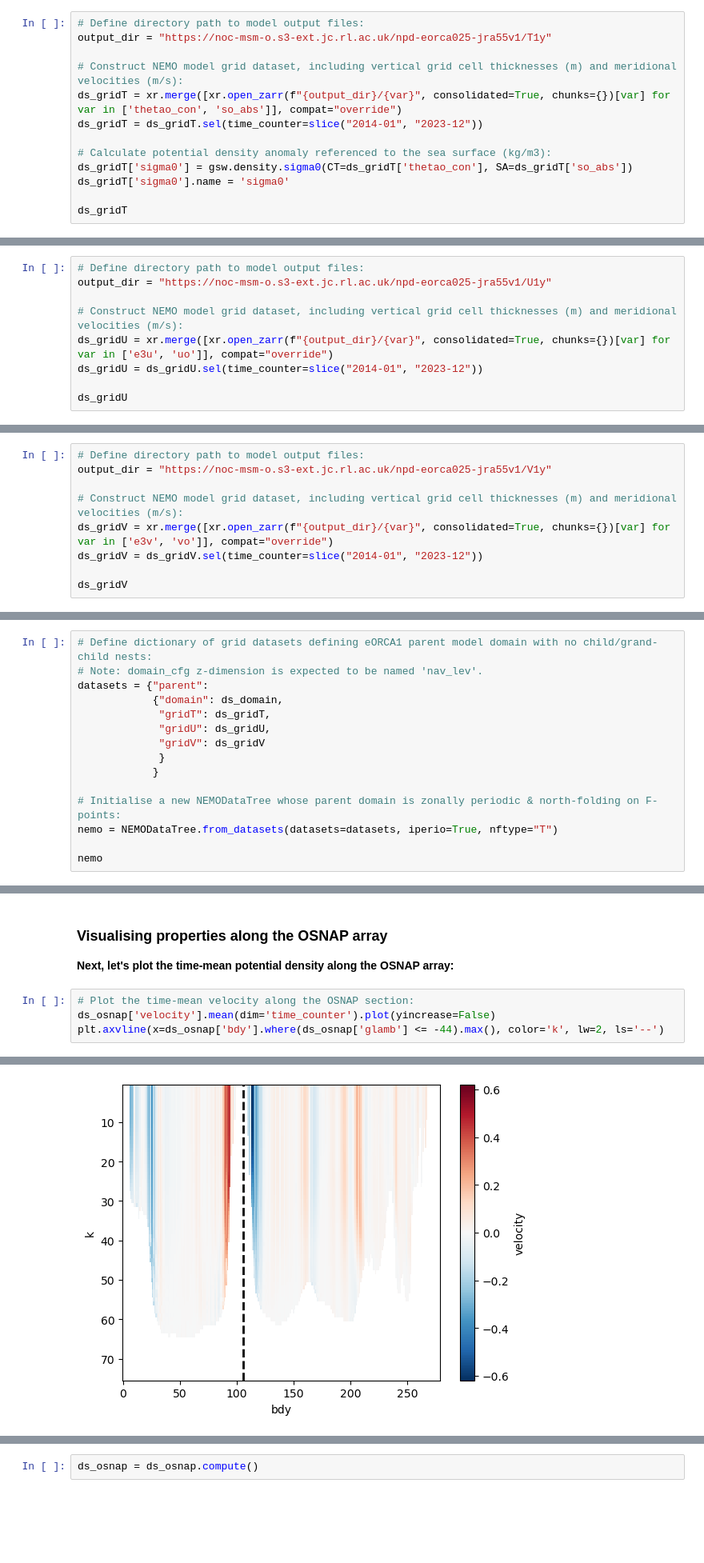
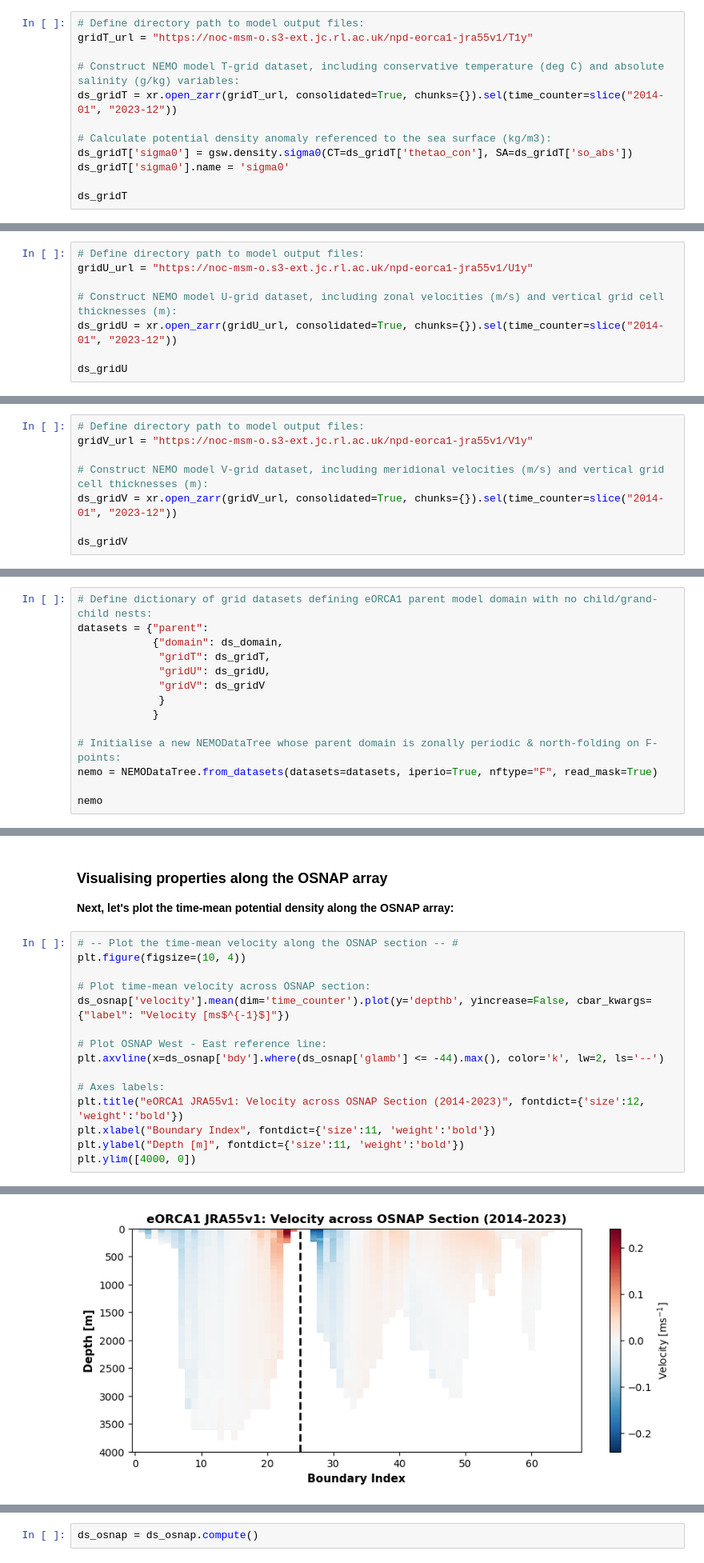
Before and after one commit to NOC-MSM/nemo_cookbook, a Jupyter notebook: recipes/recipe_extract_osnap.ipynb, the cells around one changed output, grey strips where cells are left out. Shown at 80% size. Cells and saved outputs as stored; diff of their text form; blank space fills up the shorter version.

Commit message:
Update existing NEMO Cookbook recipes to use latest NPD JRA55v1 Zarr stores & NEMODataArrays.

```diff
--- a/recipes/recipe_extract_osnap.ipynb
+++ b/recipes/recipe_extract_osnap.ipynb
@@ -90,10 +88,9 @@ Data variables: (12/43)
 # %%
 # Define directory path to model output files:
-output_dir = "https://noc-msm-o.s3-ext.jc.rl.ac.uk/npd-eorca025-jra55v1/T1y"
+gridT_url = "https://noc-msm-o.s3-ext.jc.rl.ac.uk/npd-eorca1-jra55v1/T1y"
 
-# Construct NEMO model grid dataset, including vertical grid cell thicknesses (m) and meridional velocities (m/s):
-ds_gridT = xr.merge([xr.open_zarr(f"{output_dir}/{var}", consolidated=True, chunks={})[var] for var in ['thetao_con', 'so_abs']], compat="override")
-ds_gridT = ds_gridT.sel(time_counter=slice("2014-01", "2023-12"))
+# Construct NEMO model T-grid dataset, including conservative temperature (deg C) and absolute salinity (g/kg) variables:
+ds_gridT = xr.open_zarr(gridT_url, consolidated=True, chunks={}).sel(time_counter=slice("2014-01", "2023-12"))
 
 # Calculate potential density anomaly referenced to the sea surface (kg/m3):
 ds_gridT['sigma0'] = gsw.density.sigma0(CT=ds_gridT['thetao_con'], SA=ds_gridT['so_abs'])
@@ -124,11 +121,10 @@ Data variables:
 **Typically, NEMO model outputs defined on U- & V-grid points are stored together in netCDF files. In this case, you can replace `xr.merge()` with a single call to xarray's `open_dataset()` function passing the file path to your `_gridV.nc` file(s).**
 # %%
 # Define directory path to model output files:
-output_dir = "https://noc-msm-o.s3-ext.jc.rl.ac.uk/npd-eorca025-jra55v1/U1y"
+gridU_url = "https://noc-msm-o.s3-ext.jc.rl.ac.uk/npd-eorca1-jra55v1/U1y"
 
-# Construct NEMO model grid dataset, including vertical grid cell thicknesses (m) and meridional velocities (m/s):
-ds_gridU = xr.merge([xr.open_zarr(f"{output_dir}/{var}", consolidated=True, chunks={})[var] for var in ['e3u', 'uo']], compat="override")
-ds_gridU = ds_gridU.sel(time_counter=slice("2014-01", "2023-12"))
+# Construct NEMO model U-grid dataset, including zonal velocities (m/s) and vertical grid cell thicknesses (m):
+ds_gridU = xr.open_zarr(gridU_url, consolidated=True, chunks={}).sel(time_counter=slice("2014-01", "2023-12"))
 
 ds_gridU
 # %% [output]
@@ -155,10 +148,9 @@ Attributes:
 # %%
 # Define directory path to model output files:
-output_dir = "https://noc-msm-o.s3-ext.jc.rl.ac.uk/npd-eorca025-jra55v1/V1y"
+gridV_url = "https://noc-msm-o.s3-ext.jc.rl.ac.uk/npd-eorca1-jra55v1/V1y"
 
-# Construct NEMO model grid dataset, including vertical grid cell thicknesses (m) and meridional velocities (m/s):
-ds_gridV = xr.merge([xr.open_zarr(f"{output_dir}/{var}", consolidated=True, chunks={})[var] for var in ['e3v', 'vo']], compat="override")
-ds_gridV = ds_gridV.sel(time_counter=slice("2014-01", "2023-12"))
+# Construct NEMO model V-grid dataset, including meridional velocities (m/s) and vertical grid cell thicknesses (m):
+ds_gridV = xr.open_zarr(gridV_url, consolidated=True, chunks={}).sel(time_counter=slice("2014-01", "2023-12"))
 
 ds_gridV
 # %% [output]
@@ -188,7 +177,6 @@ Attributes:
 **Next, let's create a NEMODataTree to store our domain and T, U & V-grid variables for the eORCA1 model.**
 # %%
 # Define dictionary of grid datasets defining eORCA1 parent model domain with no child/grand-child nests:
-# Note: domain_cfg z-dimension is expected to be named 'nav_lev'.
 datasets = {"parent":
             {"domain": ds_domain,
              "gridT": ds_gridT,
@@ -198,7 +186,7 @@ datasets = {"parent":
             }
 
 # Initialise a new NEMODataTree whose parent domain is zonally periodic & north-folding on F-points:
-nemo = NEMODataTree.from_datasets(datasets=datasets, iperio=True, nftype="T")
+nemo = NEMODataTree.from_datasets(datasets=datasets, iperio=True, nftype="F", read_mask=True)
 
 nemo
 # %% [output]
@@ -272,7 +260,18 @@ Data variables:
 
 **Next, let's plot the time-mean potential density along the OSNAP array:**
 # %%
-# Plot the time-mean velocity along the OSNAP section:
-ds_osnap['velocity'].mean(dim='time_counter').plot(yincrease=False)
+# -- Plot the time-mean velocity along the OSNAP section -- #
+plt.figure(figsize=(10, 4))
+
+# Plot time-mean velocity across OSNAP section:
+ds_osnap['velocity'].mean(dim='time_counter').plot(y='depthb', yincrease=False, cbar_kwargs={"label": "Velocity [ms$^{-1}$]"})
+
+# Plot OSNAP West - East reference line:
 plt.axvline(x=ds_osnap['bdy'].where(ds_osnap['glamb'] <= -44).max(), color='k', lw=2, ls='--')
+
+# Axes labels:
+plt.title("eORCA1 JRA55v1: Velocity across OSNAP Section (2014-2023)", fontdict={'size':12, 'weight':'bold'})
+plt.xlabel("Boundary Index", fontdict={'size':11, 'weight':'bold'})
+plt.ylabel("Depth [m]", fontdict={'size':11, 'weight':'bold'})
+plt.ylim([4000, 0])
 # %% [output]
@@ -280,4 +279,4 @@ plt.axvline(x=ds_osnap['bdy'].where(ds_osnap['glamb'] <= -44).max(), color='k',
-[figure, old version]
+[figure, new version]
 # %% [markdown]
 ### **Calculating Meridional Overturning Stream Functions along the OSNAP array**
 
```
Also changed, not shown: parts of 13 cells of this notebook, 3 other files.
